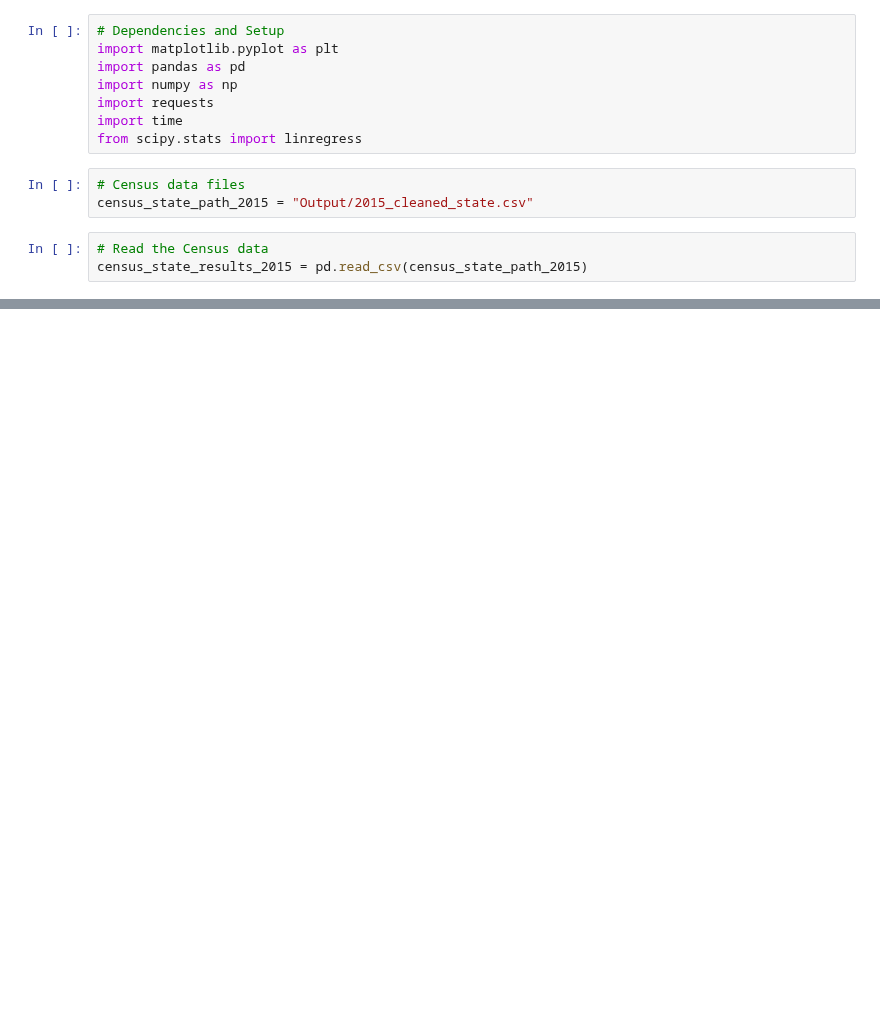
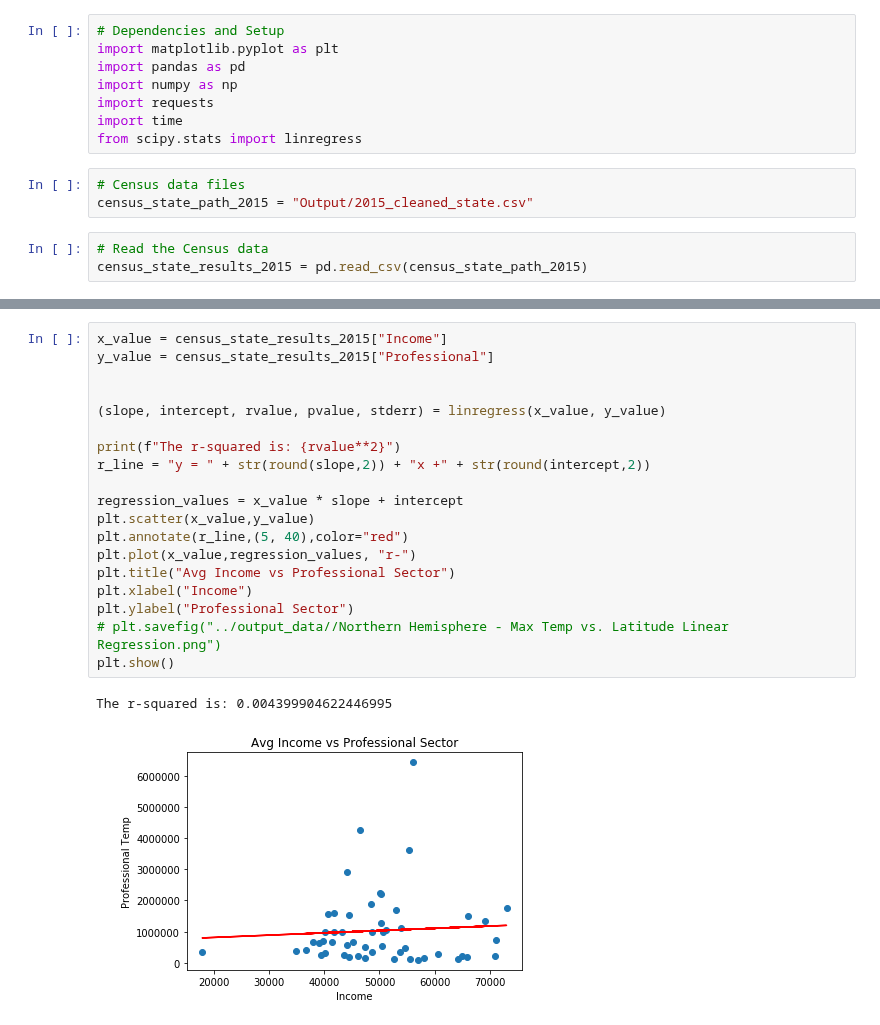
Before and after one commit to charlim26/censusproject, a Jupyter notebook: 2015_State_Census_Data.ipynb, the cells around one changed output, grey strips where cells are left out. Drawn from its saved outputs; the diff is of its cells as text; blank space fills up the shorter version.

```diff
--- a/2015_State_Census_Data.ipynb
+++ b/2015_State_Census_Data.ipynb
@@ -102,0 +106,22 @@ census_state_results_2015.describe()
+# %%
+x_value = census_state_results_2015["Income"]
+y_value = census_state_results_2015["Professional"]
+
+
+(slope, intercept, rvalue, pvalue, stderr) = linregress(x_value, y_value)
+
+print(f"The r-squared is: {rvalue**2}")
+r_line = "y = " + str(round(slope,2)) + "x +" + str(round(intercept,2))
+
+regression_values = x_value * slope + intercept
+plt.scatter(x_value,y_value)
+plt.annotate(r_line,(5, 40),color="red")
+plt.plot(x_value,regression_values, "r-")
+plt.title("Avg Income vs Professional Sector")
+plt.xlabel("Income")
+plt.ylabel("Professional Sector")
+# plt.savefig("../output_data//Northern Hemisphere - Max Temp vs. Latitude Linear Regression.png")
+plt.show()
+# %% [output]
+The r-squared is: 0.004399904622446995
+[figure, added]
```
Also changed, not shown: parts of 7 cells of this notebook, 2 other files.
